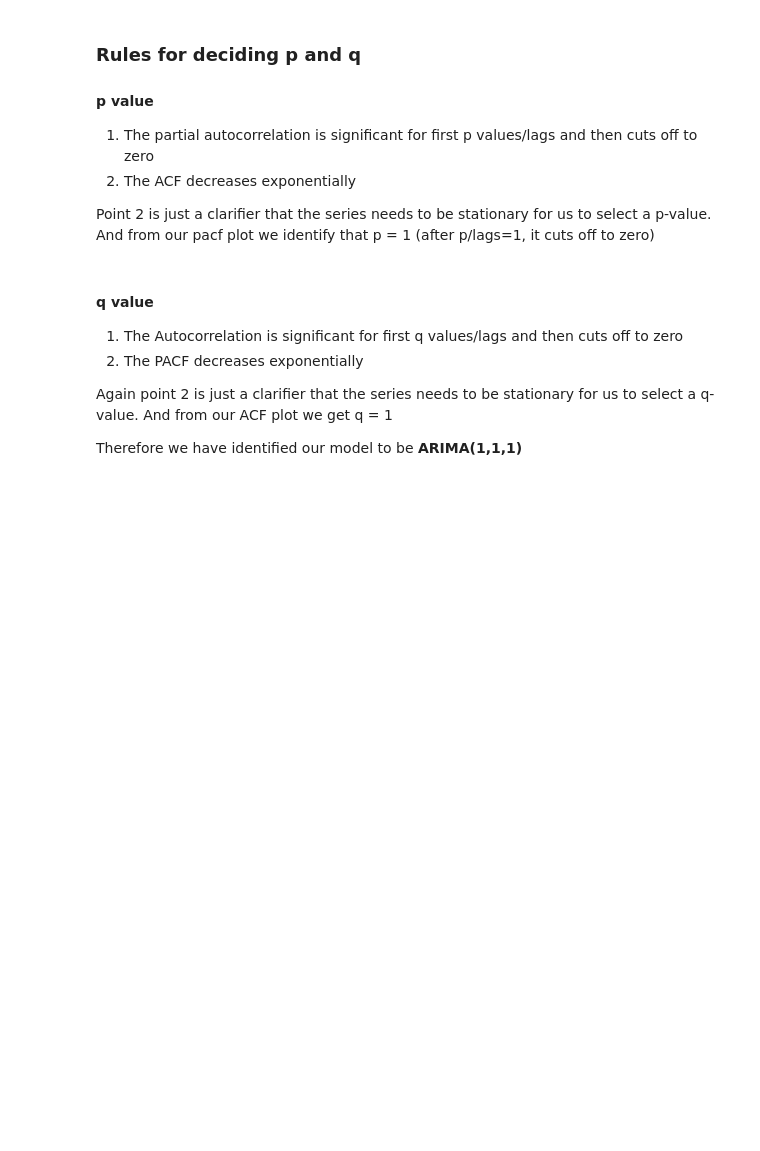
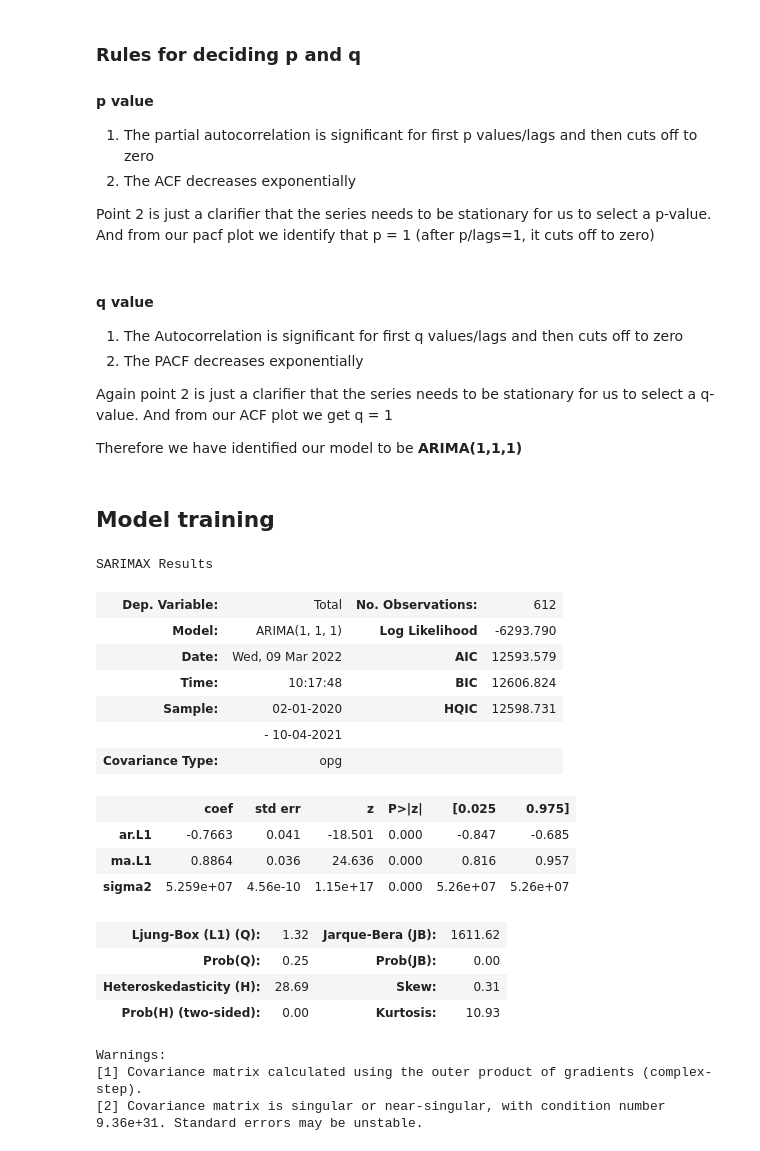
Before and after one commit to majimearun/crux-round3-tasks, a Jupyter notebook: task1/arima.ipynb, the cells around one changed output. Drawn from its saved outputs; the diff is of its cells as text; code cells hidden in the pictures; blank space fills up the shorter version.

```diff
--- a/task1/arima.ipynb
+++ b/task1/arima.ipynb
@@ -164,3 +164,5 @@ And from our pacf plot we identify that p = 1 (after p/lags=1, it cuts off to ze
 Again point 2 is just a clarifier that the series needs to be stationary for us to select a q-value. And from our ACF plot we get q = 1
 
 Therefore we have identified our model to be **ARIMA(1,1,1)**
+# %% [markdown]
+## Model training
@@ -166,0 +174,25 @@ Therefore we have identified our model to be **ARIMA(1,1,1)**
+# %%
+from statsmodels.tsa.arima.model import ARIMA
+arima = ARIMA(train.Total.astype(np.float64), order=(1, 1, 1),  freq="D")
+arima_model = arima.fit()
+arima_model.summary()
+# %% [output]
+SARIMAX Results
+| Dep. Variable: | Total | No. Observations: | 612 |
+| Model: | ARIMA(1, 1, 1) | Log Likelihood | -6293.790 |
+| Date: | Wed, 09 Mar 2022 | AIC | 12593.579 |
+| Time: | 10:17:48 | BIC | 12606.824 |
+| Sample: | 02-01-2020 | HQIC | 12598.731 |
+|  | - 10-04-2021 |  |  |
+| Covariance Type: | opg |  |  |
+|  | coef | std err | z | P>|z| | [0.025 | 0.975] |
+| ar.L1 | -0.7663 | 0.041 | -18.501 | 0.000 | -0.847 | -0.685 |
+| ma.L1 | 0.8864 | 0.036 | 24.636 | 0.000 | 0.816 | 0.957 |
+| sigma2 | 5.259e+07 | 4.56e-10 | 1.15e+17 | 0.000 | 5.26e+07 | 5.26e+07 |
+| Ljung-Box (L1) (Q): | 1.32 | Jarque-Bera (JB): | 1611.62 |
+| Prob(Q): | 0.25 | Prob(JB): | 0.00 |
+| Heteroskedasticity (H): | 28.69 | Skew: | 0.31 |
+| Prob(H) (two-sided): | 0.00 | Kurtosis: | 10.93 |
+Warnings:
+[1] Covariance matrix calculated using the outer product of gradients (complex-step).
+[2] Covariance matrix is singular or near-singular, with condition number 9.36e+31. Standard errors may be unstable.
```
Also changed, not shown: parts of 6 cells of this notebook.
